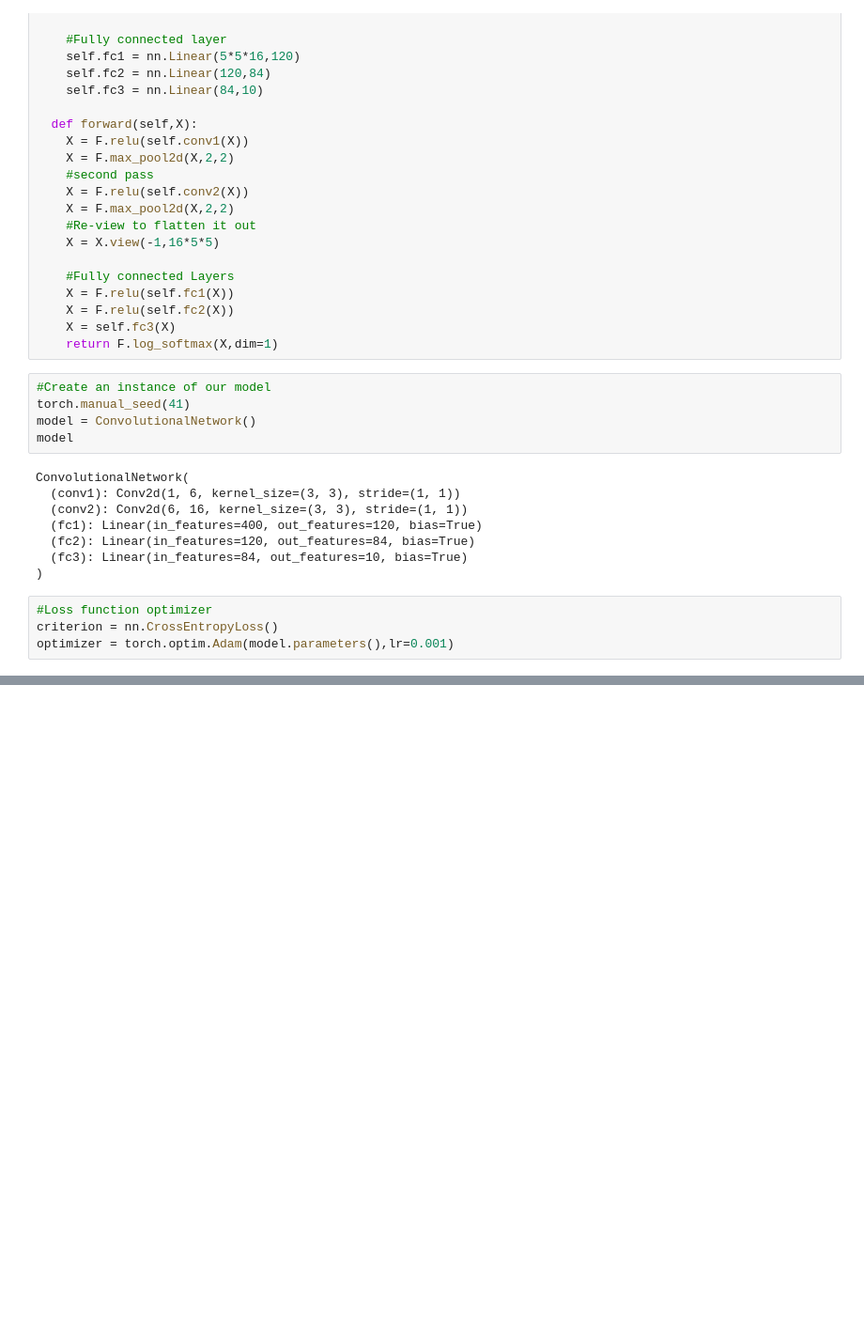
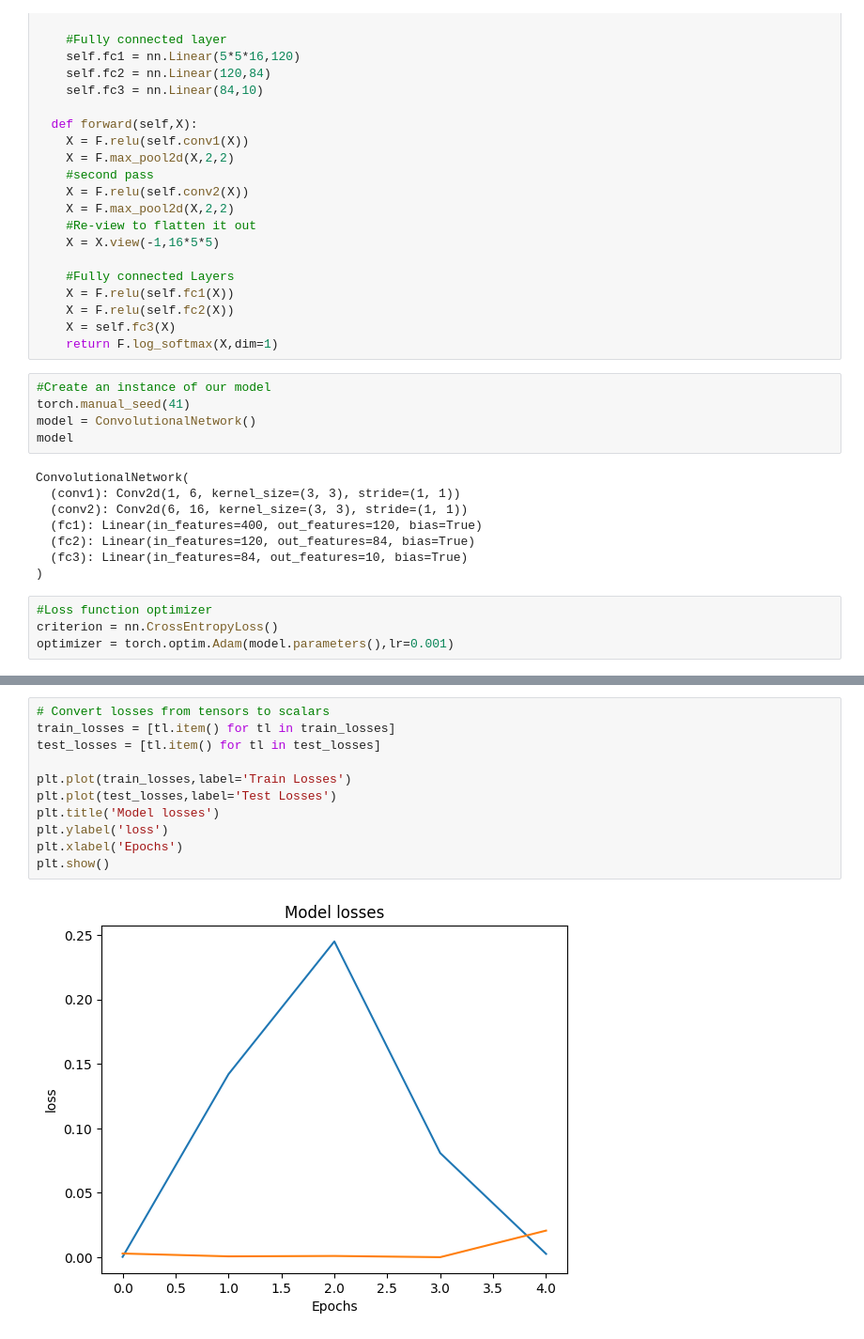
Before and after one commit to JordanMusera/deep_learning, a Jupyter notebook: Convolutional_neural_network.ipynb, the cells around one changed output, grey strips where cells are left out. Shown: that part at 94% size. Drawn from its saved outputs; the diff is of its cells as text; blank space fills up the shorter version.

```diff
--- a/Convolutional_neural_network.ipynb
+++ b/Convolutional_neural_network.ipynb
@@ -173,0 +174,13 @@ Training Took: 4.2033159295717875 minutes
+# %%
+# Convert losses from tensors to scalars
+train_losses = [tl.item() for tl in train_losses]
+test_losses = [tl.item() for tl in test_losses]
+
+plt.plot(train_losses,label='Train Losses')
+plt.plot(test_losses,label='Test Losses')
+plt.title('Model losses')
+plt.ylabel('loss')
+plt.xlabel('Epochs')
+plt.show()
+# %% [output]
+[figure, added]
```
Also changed, not shown: parts of 3 cells of this notebook.
